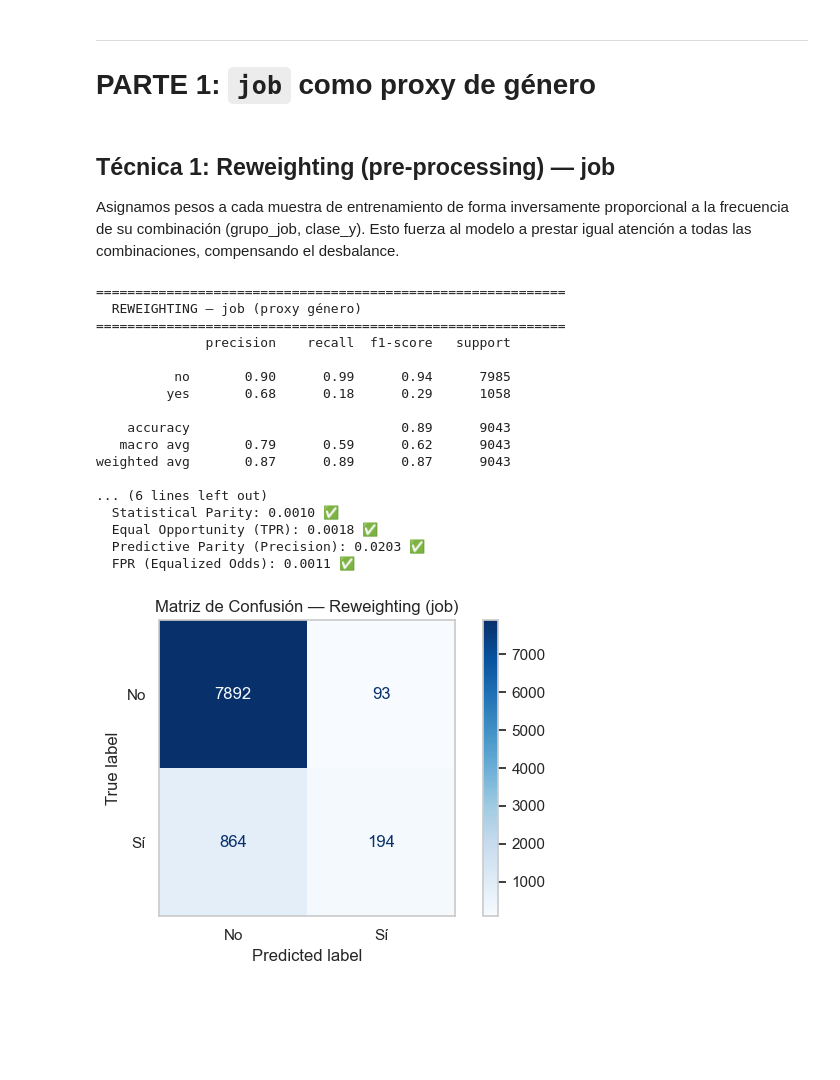
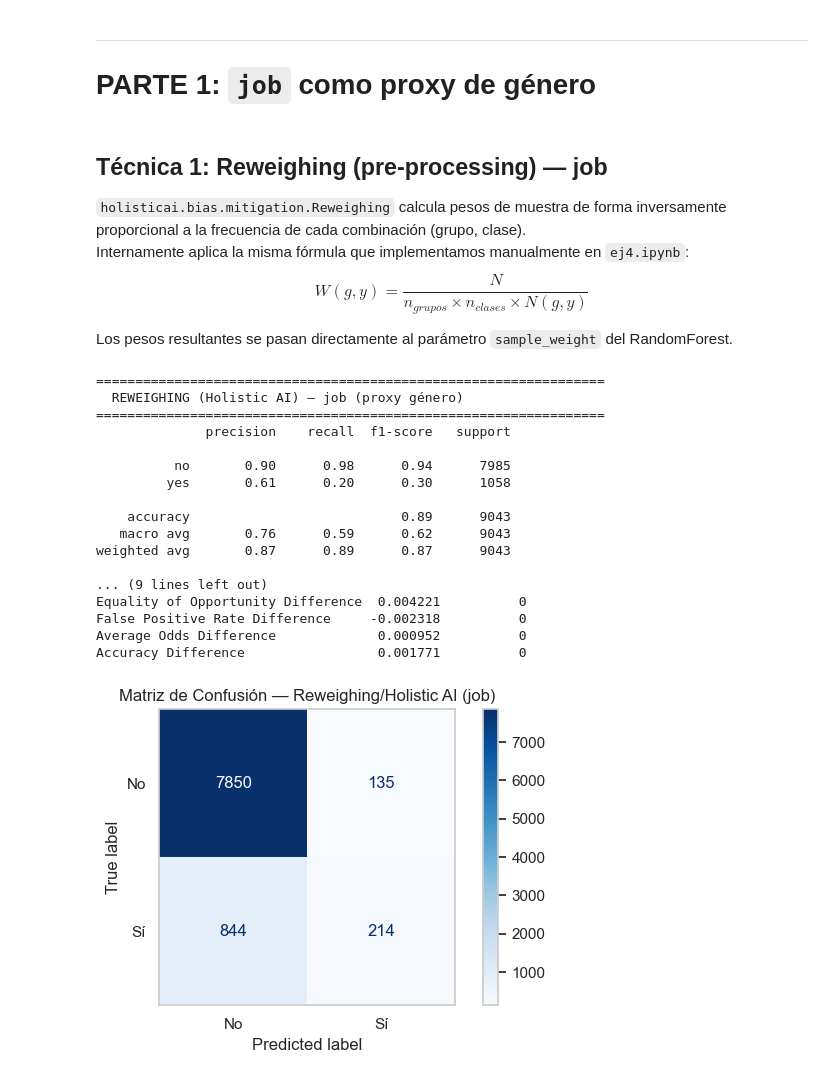
Before and after one commit to eltanook/bank-marketing, a Jupyter notebook: ej4.ipynb, the cells around one changed output. Saved outputs shown, nothing was run; the diff lists cells and outputs as text; code cells hidden in the pictures; blank space fills up the shorter version.

```diff
--- a/ej4.ipynb
+++ b/ej4.ipynb
@@ -143,51 +146,58 @@ Funciones utilitarias definidas.
 ---
 # PARTE 1: `job` como proxy de género
 # %% [markdown]
-## Técnica 1: Reweighting (pre-processing) — job
+## Técnica 1: Reweighing (pre-processing) — job
 
-Asignamos pesos a cada muestra de entrenamiento de forma inversamente proporcional a la frecuencia de su combinación (grupo_job, clase_y). Esto fuerza al modelo a prestar igual atención a todas las combinaciones, compensando el desbalance.
+`holisticai.bias.mitigation.Reweighing` calcula pesos de muestra de forma inversamente proporcional a la frecuencia de cada combinación (grupo, clase).
+Internamente aplica la misma fórmula que implementamos manualmente en `ej4.ipynb`:
+$$W(g, y) = \frac{N}{n_{grupos} \times n_{clases} \times N(g, y)}$$
+
+Los pesos resultantes se pasan directamente al parámetro `sample_weight` del RandomForest.
 # %%
-# Reweighting con job_group
-weights_job = compute_reweighting(train_job_group, y_train.values)
+# ── 1. Reweighing con Holistic AI (job) ──────────────────────────────────────
+rw_job = Reweighing()
+rw_job.fit(
+    y=y_train,
+    group_a=train_group_a_job,
+    group_b=train_group_b_job
+)
+# transform devuelve un objeto con los pesos
+# transform devuelve un objeto con los pesos
+weights_job  = rw_job.sample_weight
 
+# ── 2. Entrenar RF con pesos ──────────────────────────────────────────────────
 modelo_rw_job = RandomForestClassifier(n_estimators=100, random_state=42)
 modelo_rw_job.fit(X_train, y_train, sample_weight=weights_job)
 y_pred_rw_job = modelo_rw_job.predict(X_test)
 
-# Evaluación
-job_groups = ['hist_femenino', 'hist_masculino_otro']
-res_rw_job = evaluar_modelo(
-    y_test.values, y_pred_rw_job, test_job_group, job_groups,
-    'REWEIGHTING — job (proxy género)'
+# ── 3. Evaluación ─────────────────────────────────────────────────────────────
+res_rw_job = evaluar_modelo_hai(
+    y_test.values, y_pred_rw_job,
+    test_group_a_job, test_group_b_job,
+    'REWEIGHING (Holistic AI) — job (proxy género)'
 )
 
-# Matriz de confusión
-fig, ax = plt.subplots(figsize=(6, 4))
-ConfusionMatrixDisplay(
-    confusion_matrix(y_test, y_pred_rw_job),
-    display_labels=['No', 'Sí']
-).plot(cmap='Blues', ax=ax)
-plt.title('Matriz de Confusión — Reweighting (job)')
-plt.grid(False)
-plt.tight_layout()
-plt.show()
+plot_confusion_matrix(
+    y_test, y_pred_rw_job,
+    'Matriz de Confusión — Reweighing/Holistic AI (job)'
+)
 # %% [output]
-============================================================
-  REWEIGHTING — job (proxy género)
-============================================================
+=================================================================
+  REWEIGHING (Holistic AI) — job (proxy género)
+=================================================================
               precision    recall  f1-score   support
 
-          no       0.90      0.99      0.94      7985
-         yes       0.68      0.18      0.29      1058
+          no       0.90      0.98      0.94      7985
+         yes       0.61      0.20      0.30      1058
 
     accuracy                           0.89      9043
-   macro avg       0.79      0.59      0.62      9043
+   macro avg       0.76      0.59      0.62      9043
 weighted avg       0.87      0.89      0.87      9043
 
-... (6 lines left out)
-  Statistical Parity: 0.0010 ✅
-  Equal Opportunity (TPR): 0.0018 ✅
-  Predictive Parity (Precision): 0.0203 ✅
-  FPR (Equalized Odds): 0.0011 ✅
+... (9 lines left out)
+Equality of Opportunity Difference  0.004221          0
+False Positive Rate Difference     -0.002318          0
+Average Odds Difference             0.000952          0
+Accuracy Difference                 0.001771          0
-[figure, old version]
+[figure, new version]
 # %% [markdown]
```
Also changed, not shown: parts of 20 cells of this notebook, 9 other files.
